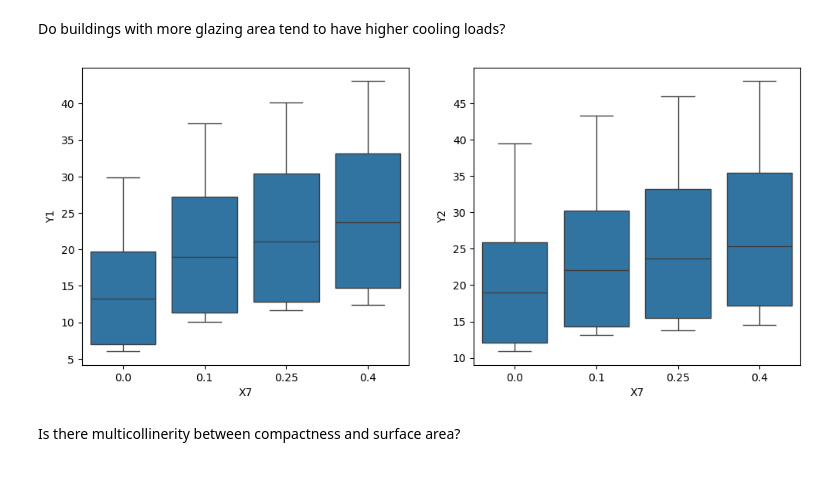
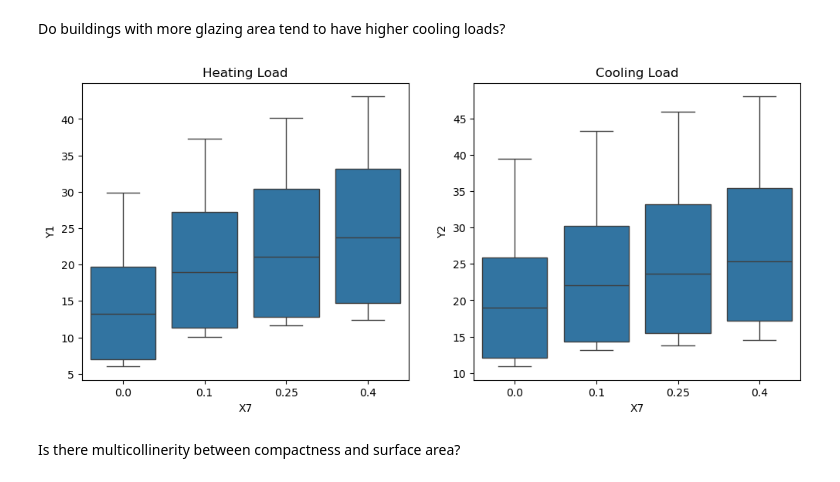
Before and after one commit to ethan27625/EnergyEfficiencyModeling, a Jupyter notebook: notebooks/explore.ipynb, the cells around one changed output. Drawn from its saved outputs; the diff is of its cells as text; code cells hidden in the pictures.

```diff
--- a/notebooks/explore.ipynb
+++ b/notebooks/explore.ipynb
@@ -214,10 +214,12 @@ Do buildings with more glazing area tend to have higher cooling loads?
 # %%
 fig, axes = plt.subplots(1, 2, figsize = (12, 5))
 sns.boxplot(data = df_e, x = 'X7', y = 'Y1', ax = axes[0])
 sns.boxplot(data = df_e, x = 'X7', y = 'Y2', ax = axes[1])
+axes[0].set_title("Heating Load")
+axes[1].set_title("Cooling Load")
 plt.show()
 # %% [output]
-[figure, old version]
+[figure, new version]
 # %% [markdown]
 Is there multicollinerity between compactness and surface area?
 # %%
```
Also changed, not shown: 1 other file.
